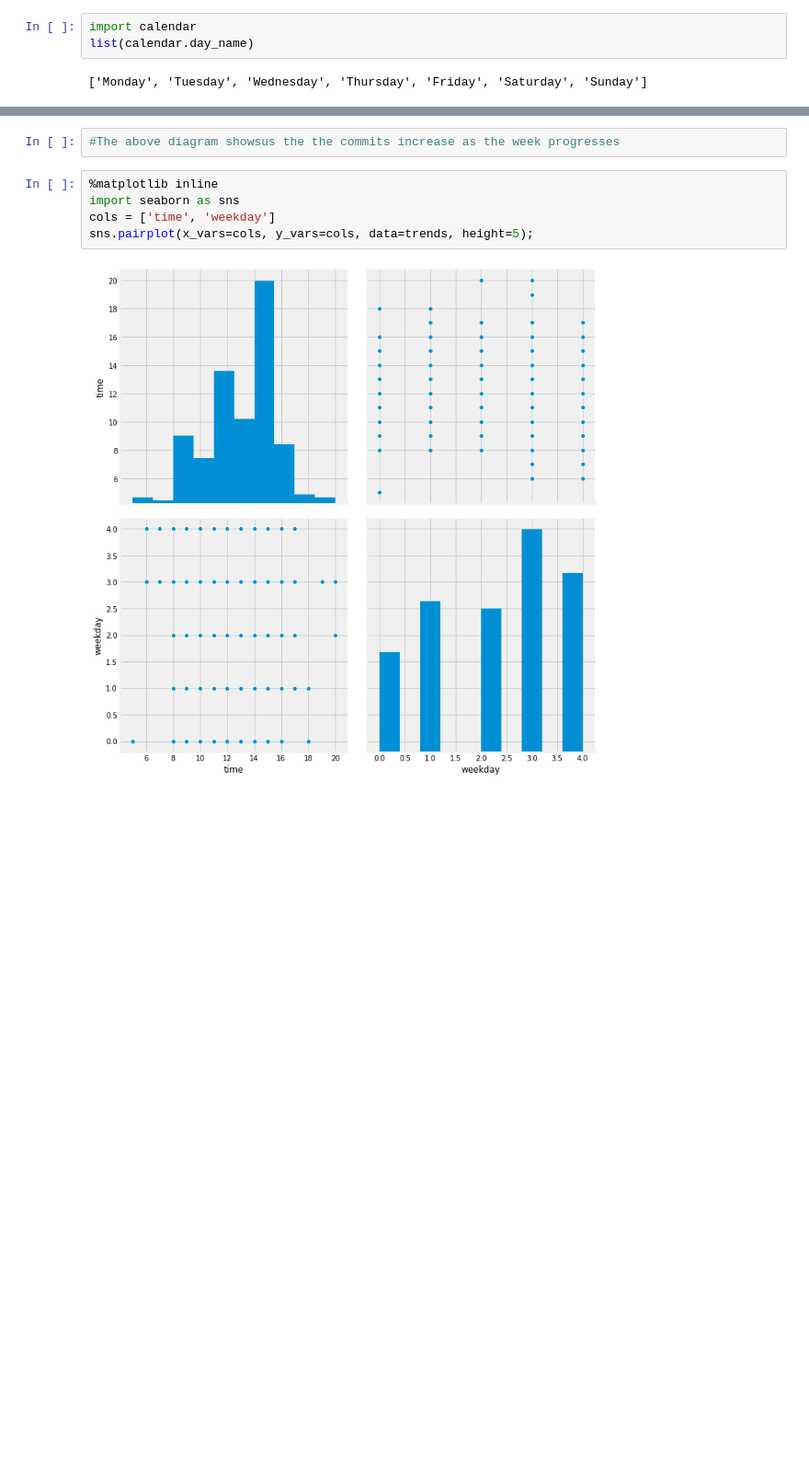
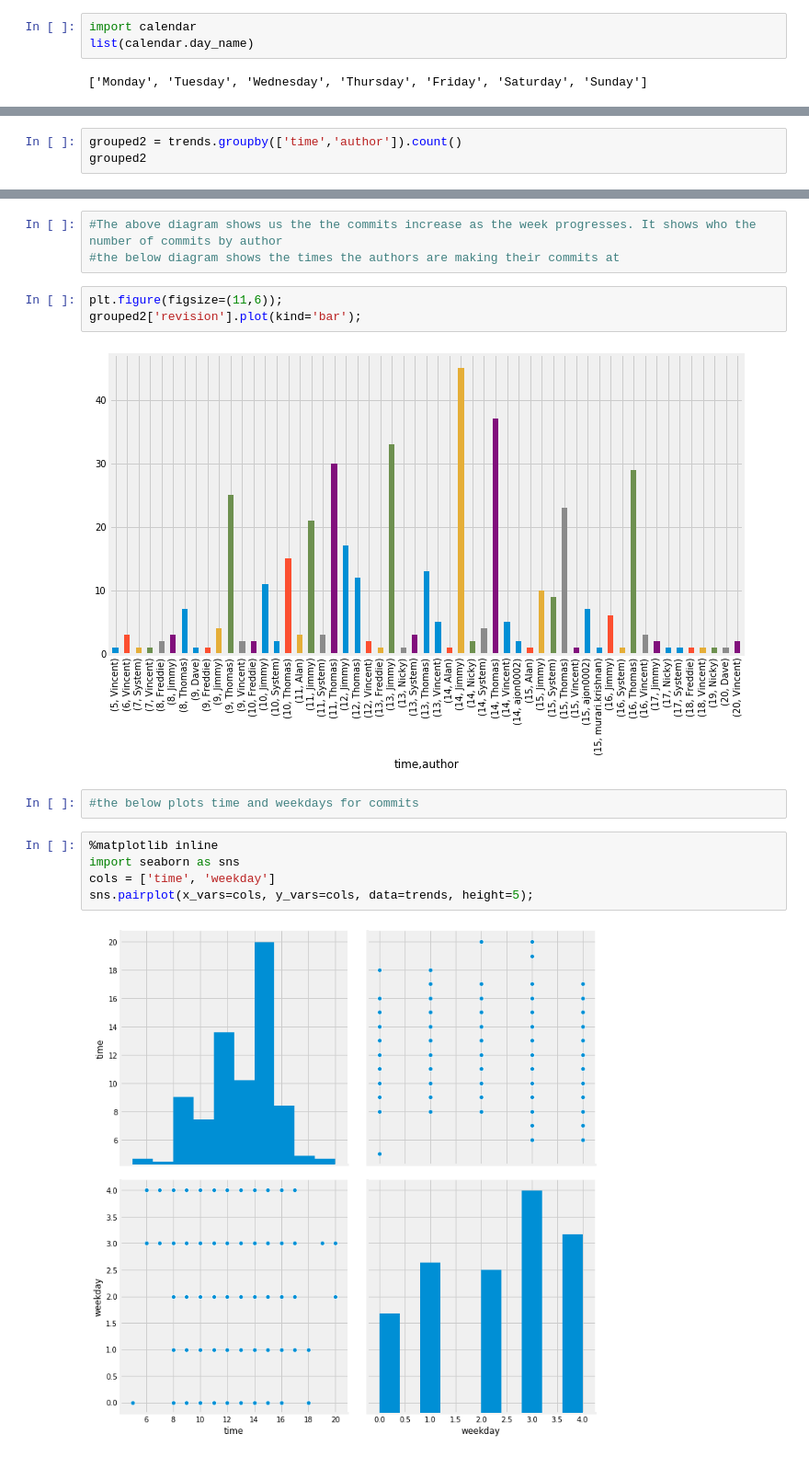
Before and after one commit to kieranregan/CA4, a Jupyter notebook: CA4 Analysis.ipynb, the cells around one changed output, grey strips where cells are left out. Shown: that part at 92% size. Saved outputs shown, nothing was run; the diff lists cells and outputs as text; blank space fills up the shorter version.

```diff
--- a/CA4 Analysis.ipynb
+++ b/CA4 Analysis.ipynb
@@ -179,0 +217,3 @@ grouped
+# %%
+grouped2 = trends.groupby(['time','author']).count()
+grouped2
@@ -186,5 +244,13 @@ grouped['number_of_lines'].plot(kind='bar');
 # %%
-#The above diagram showsus the the commits increase as the week progresses
+#The above diagram shows us the the commits increase as the week progresses. It shows who the number of commits by author
+#the below diagram shows the times the authors are making their commits at
+# %%
+plt.figure(figsize=(11,6));
+grouped2['revision'].plot(kind='bar');
+# %% [output]
+[figure, added]
+# %%
+#the below plots time and weekdays for commits
 # %%
 %matplotlib inline
 import seaborn as sns
```
Also changed, not shown: parts of 16 cells of this notebook, 2 other files.
